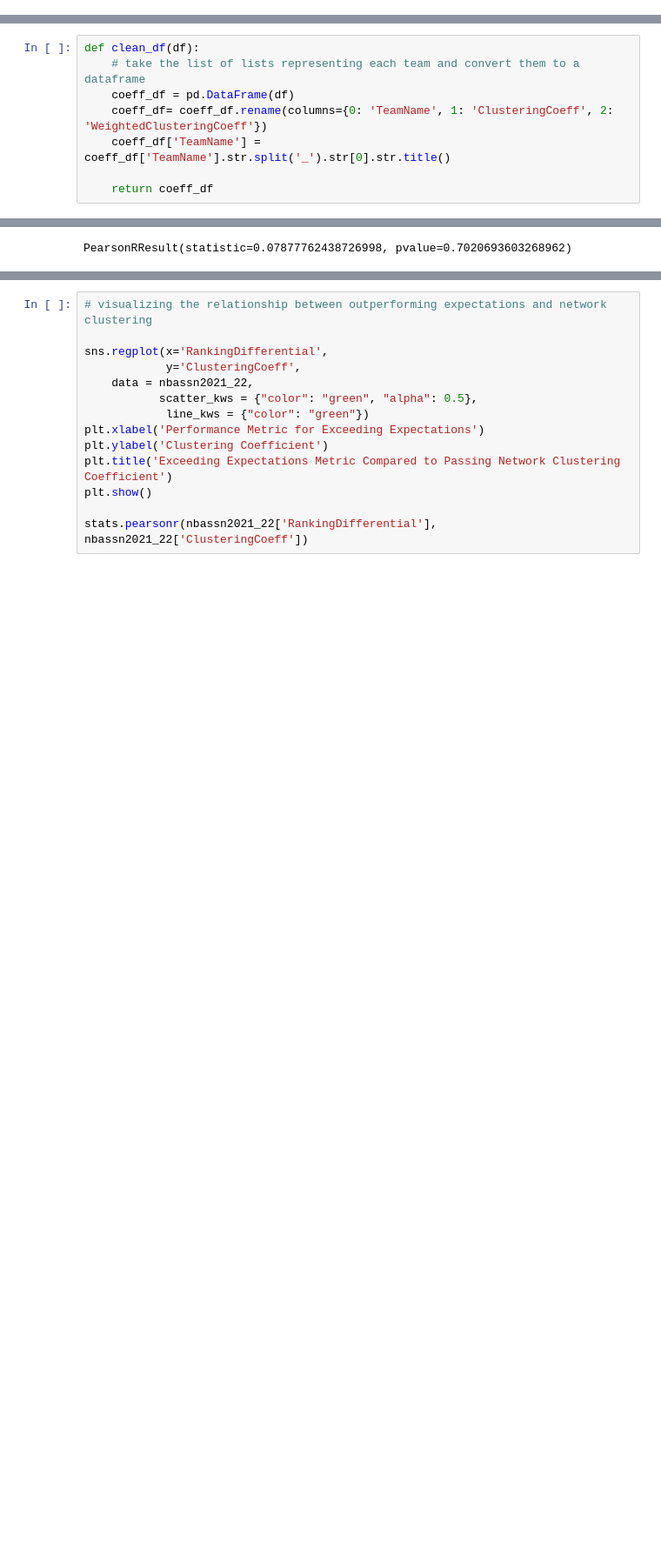
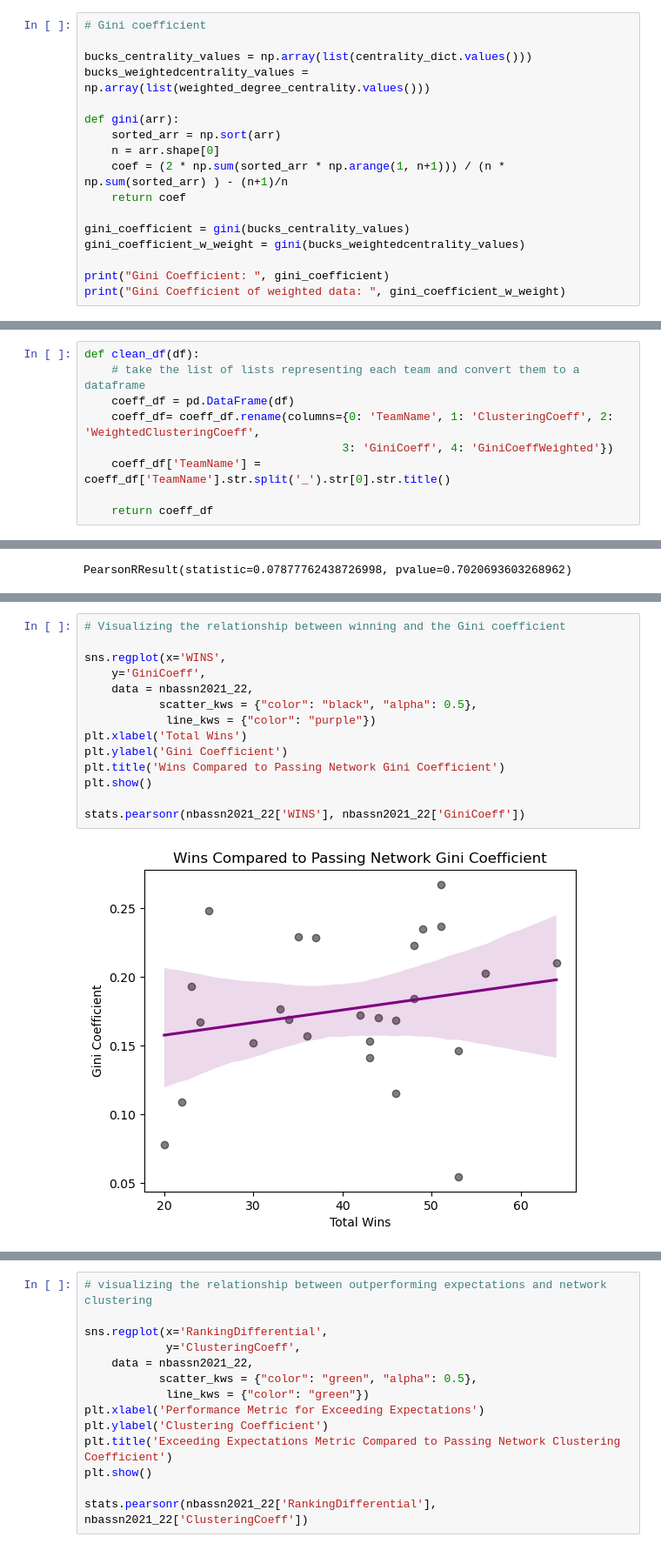
Before and after one commit to brandonlwallace/nba-passing-network-analysis, a Jupyter notebook: NBA Passing - Network Analysis and Investigation.ipynb, the cells around one changed output, grey strips where cells are left out. Shown at 87% size. Cells and saved outputs as stored; diff of their text form; blank space fills up the shorter version.

```diff
--- a/NBA Passing - Network Analysis and Investigation.ipynb
+++ b/NBA Passing - Network Analysis and Investigation.ipynb
@@ -651,3 +772,20 @@ Taking into consideration the weight as the number of passes between nodes (play
 A higher value indicates a higher degree of clustering, suggesting that the team's players tend to pass the ball to each other in a more cohesive and interconnected manner.
 
 In weighted networks or directed networks, it is possible to have a clustering coefficient greater than 1. This can occur when a node has multiple connections to the same neighbor, and the weights of these connections are summed up to compute the clustering coefficient.
+# %%
+# Gini coefficient
+
+bucks_centrality_values = np.array(list(centrality_dict.values()))
+bucks_weightedcentrality_values = np.array(list(weighted_degree_centrality.values()))
+
+def gini(arr):
+    sorted_arr = np.sort(arr)
+    n = arr.shape[0]
+    coef = (2 * np.sum(sorted_arr * np.arange(1, n+1))) / (n * np.sum(sorted_arr) ) - (n+1)/n
+    return coef
+
+gini_coefficient = gini(bucks_centrality_values)
+gini_coefficient_w_weight = gini(bucks_weightedcentrality_values)
+
+print("Gini Coefficient: ", gini_coefficient)
+print("Gini Coefficient of weighted data: ", gini_coefficient_w_weight)
@@ -806,7 +994,8 @@ def get_network_stats_locally():
 def clean_df(df):
     # take the list of lists representing each team and convert them to a dataframe
     coeff_df = pd.DataFrame(df)
-    coeff_df= coeff_df.rename(columns={0: 'TeamName', 1: 'ClusteringCoeff', 2: 'WeightedClusteringCoeff'})
+    coeff_df= coeff_df.rename(columns={0: 'TeamName', 1: 'ClusteringCoeff', 2: 'WeightedClusteringCoeff',
+                                      3: 'GiniCoeff', 4: 'GiniCoeffWeighted'})
     coeff_df['TeamName'] = coeff_df['TeamName'].str.split('_').str[0].str.title()
 
     return coeff_df
@@ -871,0 +1081,16 @@ PearsonRResult(statistic=-0.23233082062024868, pvalue=0.25340825030166)
+# %%
+# Visualizing the relationship between winning and the Gini coefficient
+
+sns.regplot(x='WINS',
+    y='GiniCoeff',
+    data = nbassn2021_22,
+           scatter_kws = {"color": "black", "alpha": 0.5},
+            line_kws = {"color": "purple"})
+plt.xlabel('Total Wins')
+plt.ylabel('Gini Coefficient')
+plt.title('Wins Compared to Passing Network Gini Coefficient')
+plt.show()
+
+stats.pearsonr(nbassn2021_22['WINS'], nbassn2021_22['GiniCoeff'])
+# %% [output]
+[figure, added]
```
Also changed, not shown: parts of 33 cells of this notebook, 2 other files.
